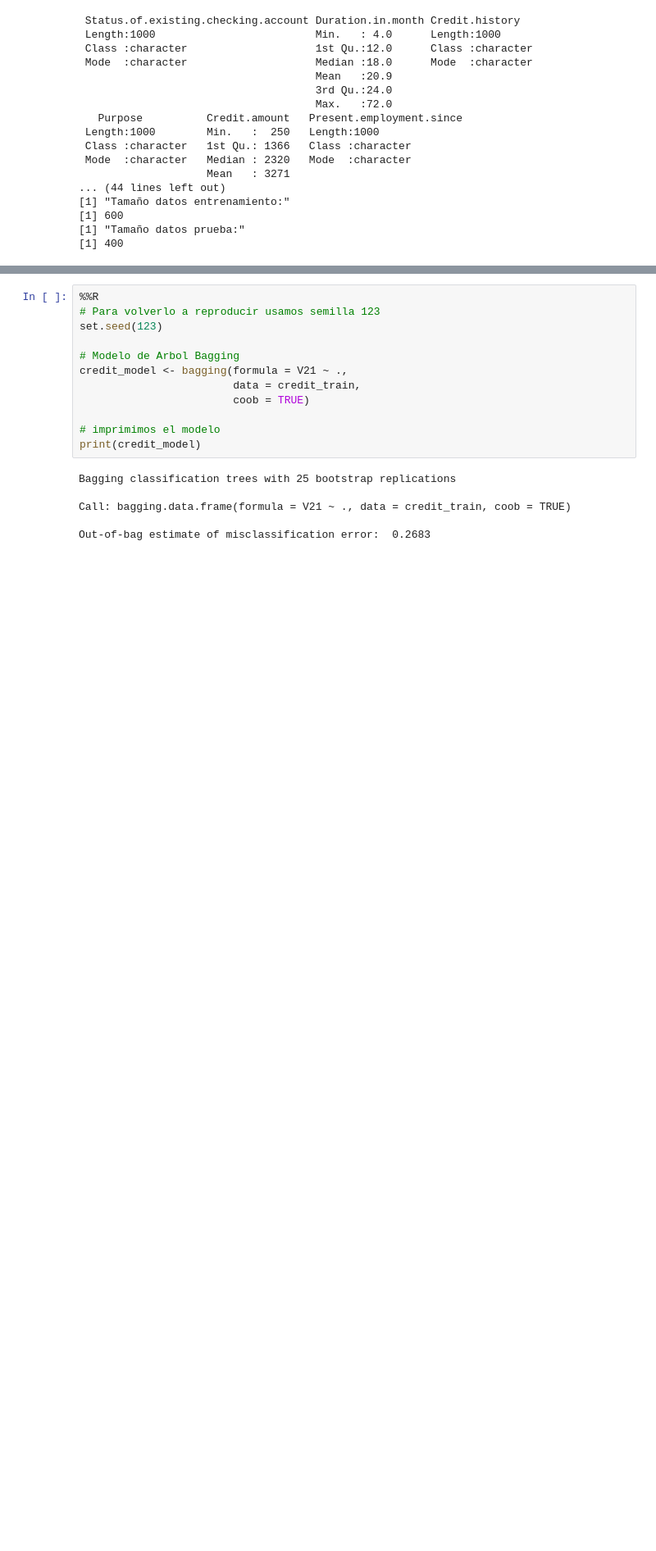
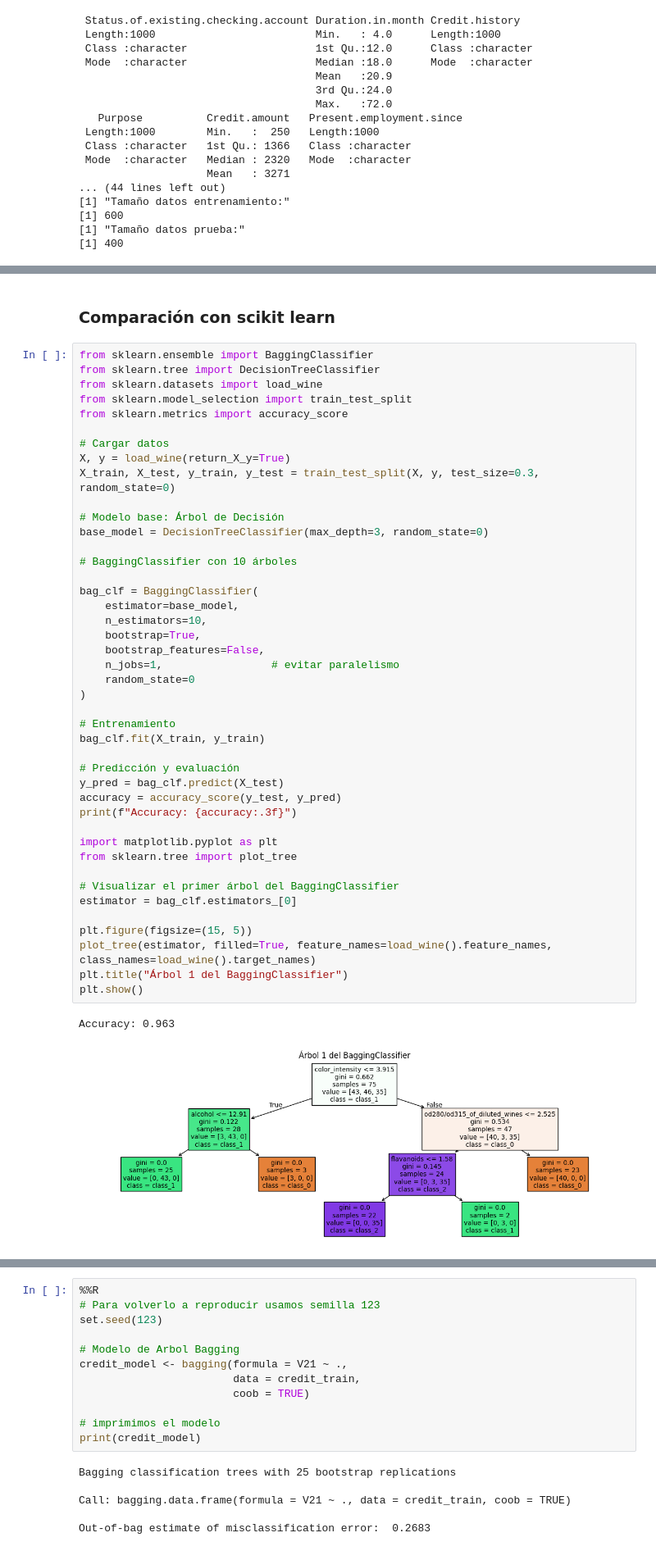
Before and after one commit to pikey-msc/AprendizMaquina, a Jupyter notebook: 2023-1/Ensambles/Bagging_random_forest.ipynb, the cells around one changed output, grey strips where cells are left out. Shown at 82% size. Drawn from its saved outputs; the diff is of its cells as text; blank space fills up the shorter version.

```diff
--- a/2023-1/Ensambles/Bagging_random_forest.ipynb
+++ b/2023-1/Ensambles/Bagging_random_forest.ipynb
@@ -235,0 +319,48 @@ print(nrow(credit_test))
+# %% [markdown]
+### Comparación con scikit learn
+# %%
+from sklearn.ensemble import BaggingClassifier
+from sklearn.tree import DecisionTreeClassifier
+from sklearn.datasets import load_wine
+from sklearn.model_selection import train_test_split
+from sklearn.metrics import accuracy_score
+
+# Cargar datos
+X, y = load_wine(return_X_y=True)
+X_train, X_test, y_train, y_test = train_test_split(X, y, test_size=0.3, random_state=0)
+
+# Modelo base: Árbol de Decisión
+base_model = DecisionTreeClassifier(max_depth=3, random_state=0)
+
+# BaggingClassifier con 10 árboles
+
+bag_clf = BaggingClassifier(
+    estimator=base_model,
+    n_estimators=10,
+    bootstrap=True,
+    bootstrap_features=False,
+    n_jobs=1,                 # evitar paralelismo
+    random_state=0
+)
+
+# Entrenamiento
+bag_clf.fit(X_train, y_train)
+
+# Predicción y evaluación
+y_pred = bag_clf.predict(X_test)
+accuracy = accuracy_score(y_test, y_pred)
+print(f"Accuracy: {accuracy:.3f}")
+
+import matplotlib.pyplot as plt
+from sklearn.tree import plot_tree
+
+# Visualizar el primer árbol del BaggingClassifier
+estimator = bag_clf.estimators_[0]
+
+plt.figure(figsize=(15, 5))
+plot_tree(estimator, filled=True, feature_names=load_wine().feature_names, class_names=load_wine().target_names)
+plt.title("Árbol 1 del BaggingClassifier")
+plt.show()
+# %% [output]
+Accuracy: 0.963
+[figure, added]
```
Also changed, not shown: parts of 18 cells of this notebook.
